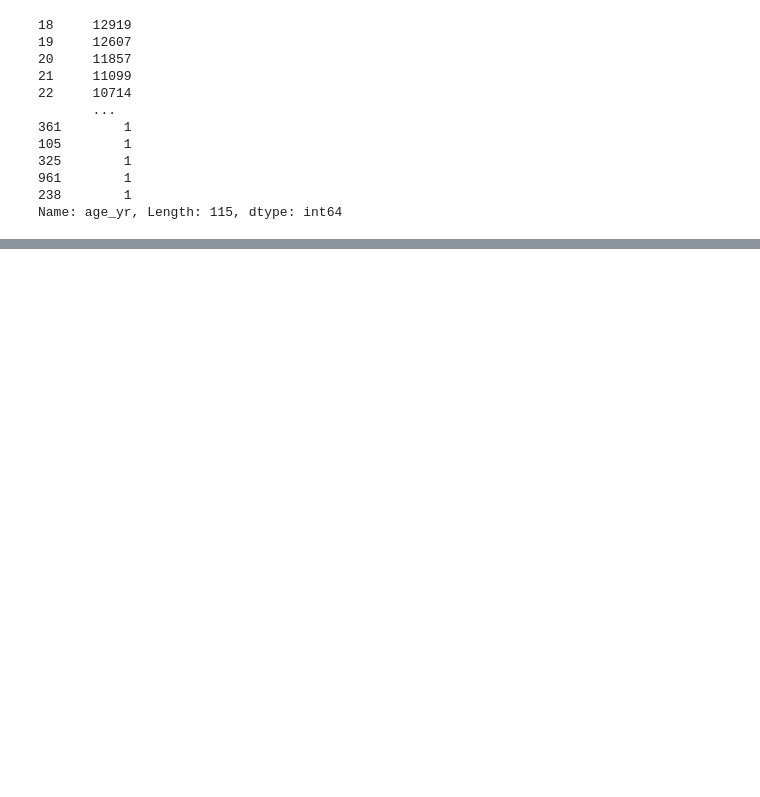
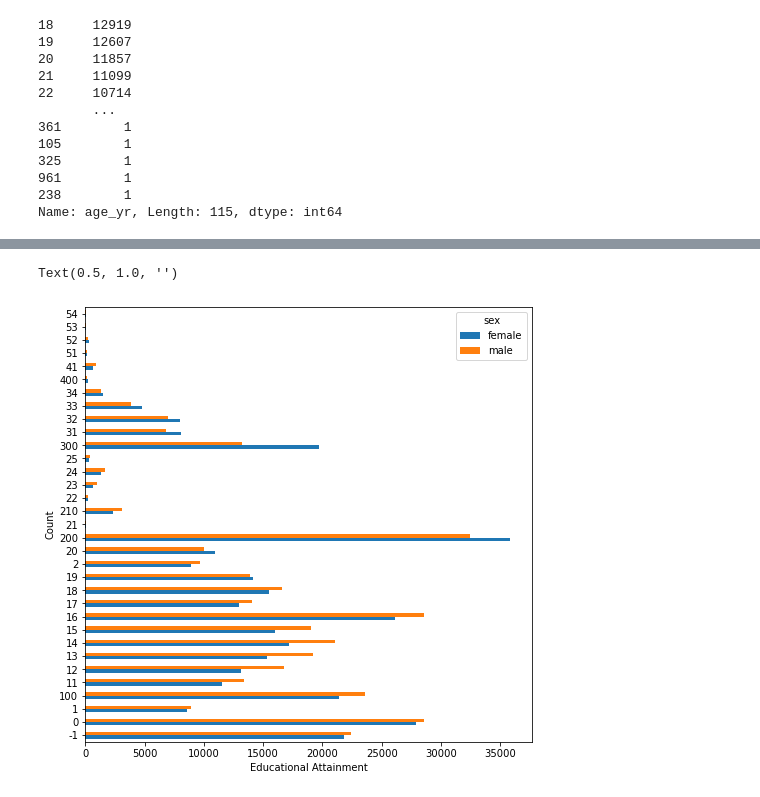
Before and after one commit to DineshOng/CSMODEL, a Jupyter notebook: CSMODEL-Final.ipynb, the cells around one changed output, grey strips where cells are left out. Cells and saved outputs as stored; diff of their text form; code cells hidden in the pictures; blank space fills up the shorter version.

```diff
--- a/CSMODEL-Final.ipynb
+++ b/CSMODEL-Final.ipynb
@@ -99,4 +98,7 @@ dtypes: float64(2), int64(1), object(81)
 memory usage: 425.5+ MB
+# %%
+all_df.loc[all_df['educal'].isnull(),'educal'] = -1
+all_df.loc[all_df['ynotsch'].isnull(),'ynotsch'] = -1
 # %%
 all_df["sex"].value_counts()
 # %% [output]
@@ -244,0 +240,8 @@ over18.groupby("educal").agg({"wagcshm": ["mean", "std", "count"]}).sort_values(
+# %%
+all_df.groupby(['educal', 'sex']).size().unstack().plot(kind='barh',  figsize=(8, 8))
+plt.xlabel('Educational Attainment')
+plt.ylabel('Count')
+plt.title('')
+# %% [output]
+Text(0.5, 1.0, '')
+[figure, added]
```
Also changed, not shown: parts of 28 cells of this notebook, 1 other file.
